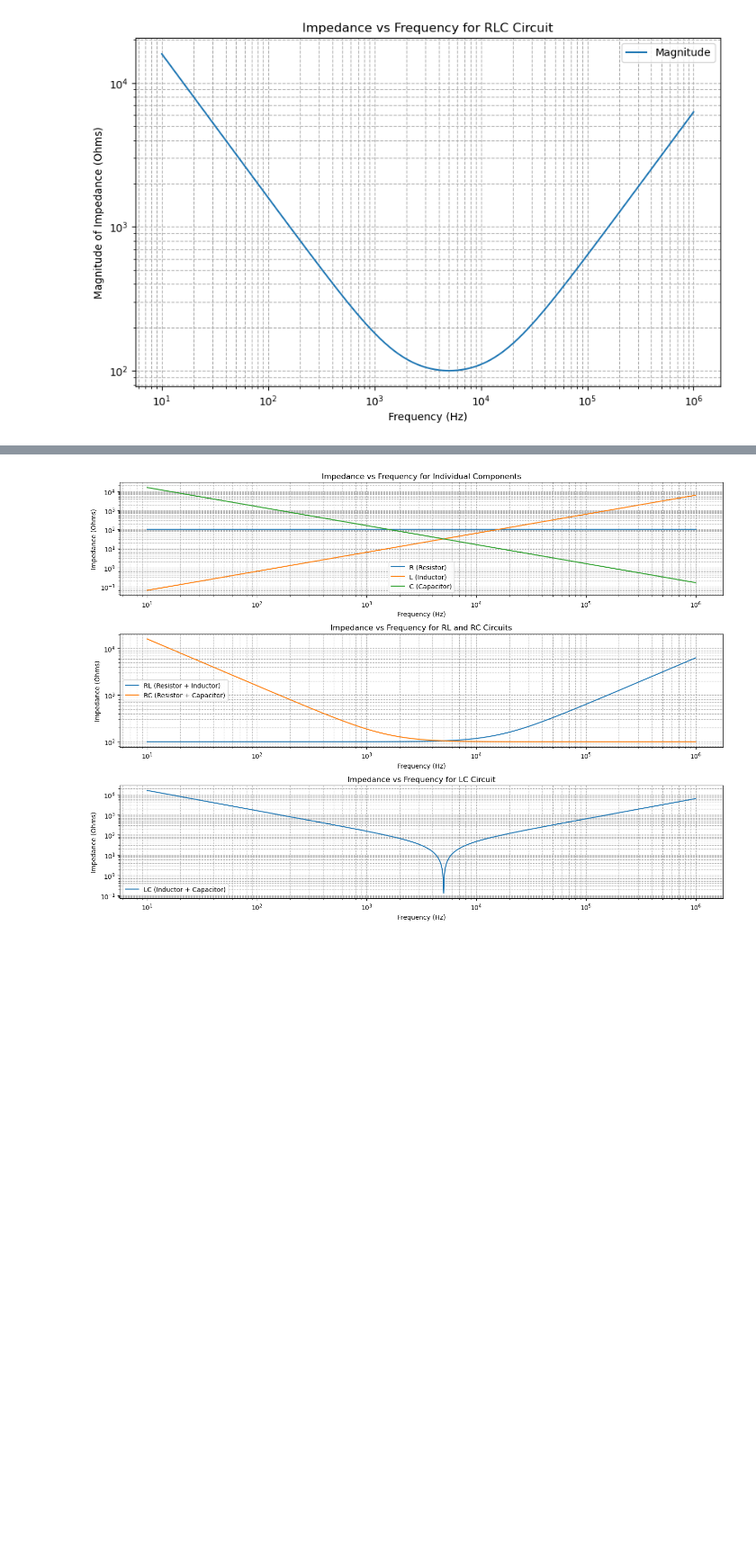
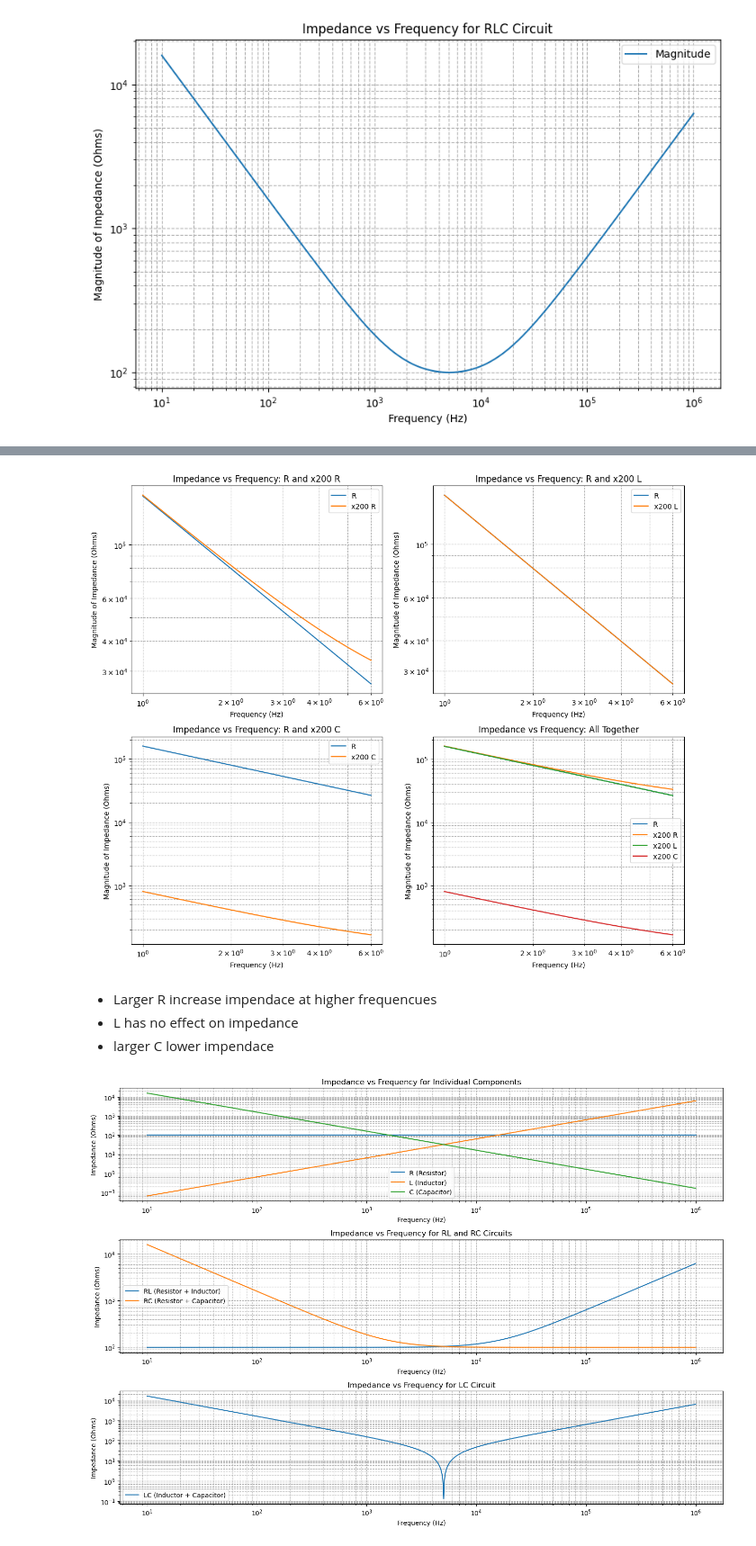
Before and after one commit to Tor91/EIS, a Jupyter notebook: EIS.ipynb, the cells around one changed output, grey strips where cells are left out. Shown at 90% size. Drawn from its saved outputs; the diff is of its cells as text; code cells hidden in the pictures; blank space fills up the shorter version.

Commit message:
add effectes of individual elements

```diff
--- a/EIS.ipynb
+++ b/EIS.ipynb
@@ -61,3 +102,58 @@ plt.show()
+# %%
+# Create 4 subplots in a 2x2 grid
+fig, axs = plt.subplots(2, 2, figsize=(12, 10))
+
+# First subplot
+axs[0, 0].loglog(frequencies_l, np.abs(Z_RLC), label='R')
+axs[0, 0].loglog(frequencies_l, np.abs(Z_2RLC), label='x200 R')
+axs[0, 0].set_xlabel('Frequency (Hz)')
+axs[0, 0].set_ylabel('Magnitude of Impedance (Ohms)')
+axs[0, 0].set_title('Impedance vs Frequency: R and x200 R')
+axs[0, 0].grid(True, which="both", ls="--")
+axs[0, 0].legend()
+
+# Second subplot
+axs[0, 1].loglog(frequencies_l, np.abs(Z_RLC), label='R')
+axs[0, 1].loglog(frequencies_l, np.abs(Z_R2LC), label='x200 L')
+axs[0, 1].set_xlabel('Frequency (Hz)')
+axs[0, 1].set_ylabel('Magnitude of Impedance (Ohms)')
+axs[0, 1].set_title('Impedance vs Frequency: R and x200 L')
+axs[0, 1].grid(True, which="both", ls="--")
+axs[0, 1].legend()
+
+# Third subplot
+axs[1, 0].loglog(frequencies_l, np.abs(Z_RLC), label='R')
+axs[1, 0].loglog(frequencies_l, np.abs(Z_RL2C), label='x200 C')
+axs[1, 0].set_xlabel('Frequency (Hz)')
+axs[1, 0].set_ylabel('Magnitude of Impedance (Ohms)')
+axs[1, 0].set_title('Impedance vs Frequency: R and x200 C')
+axs[1, 0].grid(True, which="both", ls="--")
+axs[1, 0].legend()
+
+# Fourth subplot (all together)
+axs[1, 1].loglog(frequencies_l, np.abs(Z_RLC), label='R')
+axs[1, 1].loglog(frequencies_l, np.abs(Z_2RLC), label='x200 R')
+axs[1, 1].loglog(frequencies_l, np.abs(Z_R2LC), label='x200 L')
+axs[1, 1].loglog(frequencies_l, np.abs(Z_RL2C), label='x200 C')
+axs[1, 1].set_xlabel('Frequency (Hz)')
+axs[1, 1].set_ylabel('Magnitude of Impedance (Ohms)')
+axs[1, 1].set_title('Impedance vs Frequency: All Together')
+axs[1, 1].grid(True, which="both", ls="--")
+axs[1, 1].legend()
+
+# Adjust layout to avoid overlapping
+plt.tight_layout()
+
+# Show the plot
+plt.show()
+# %% [output]
+[figure, added]
+# %% [markdown]
+
+
+*   Larger R increase impendace at higher frequencues
+*   L has no effect on impedance
+*   larger C lower impendace
 # %%
 import numpy as np
 import matplotlib.pyplot as plt
```
Also changed, not shown: parts of 4 cells of this notebook.
